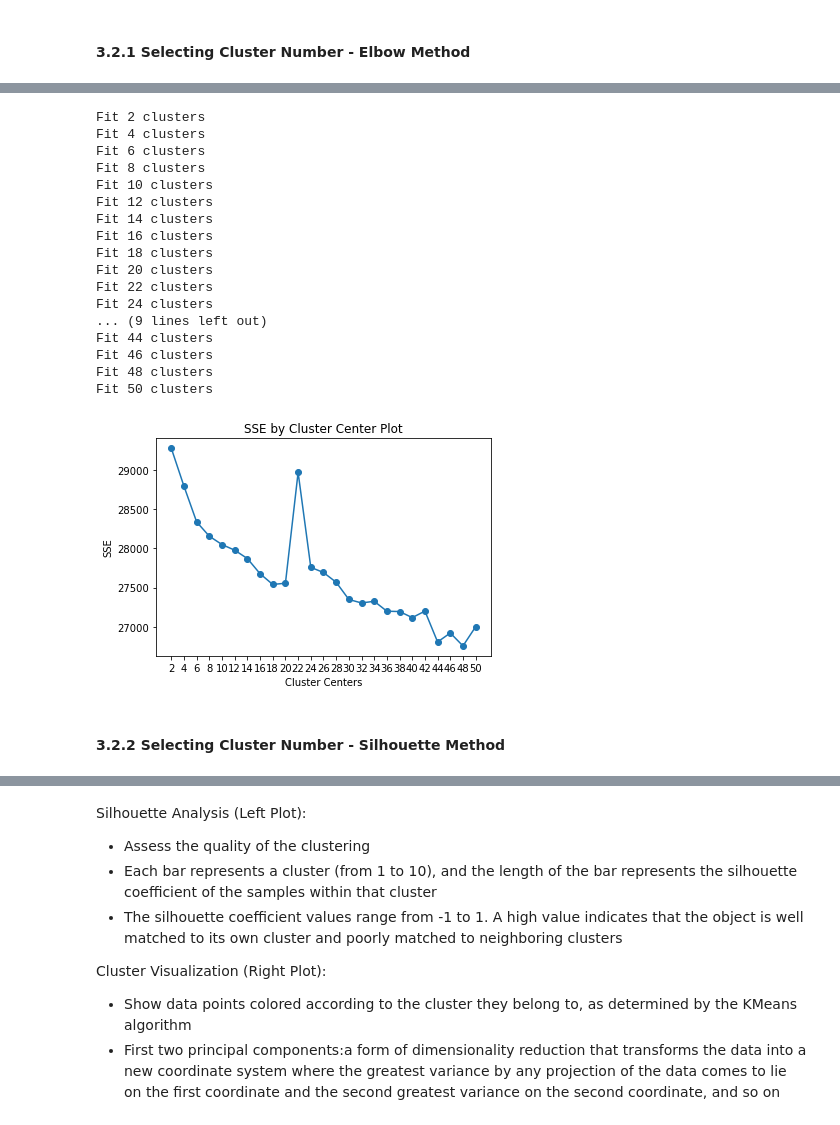
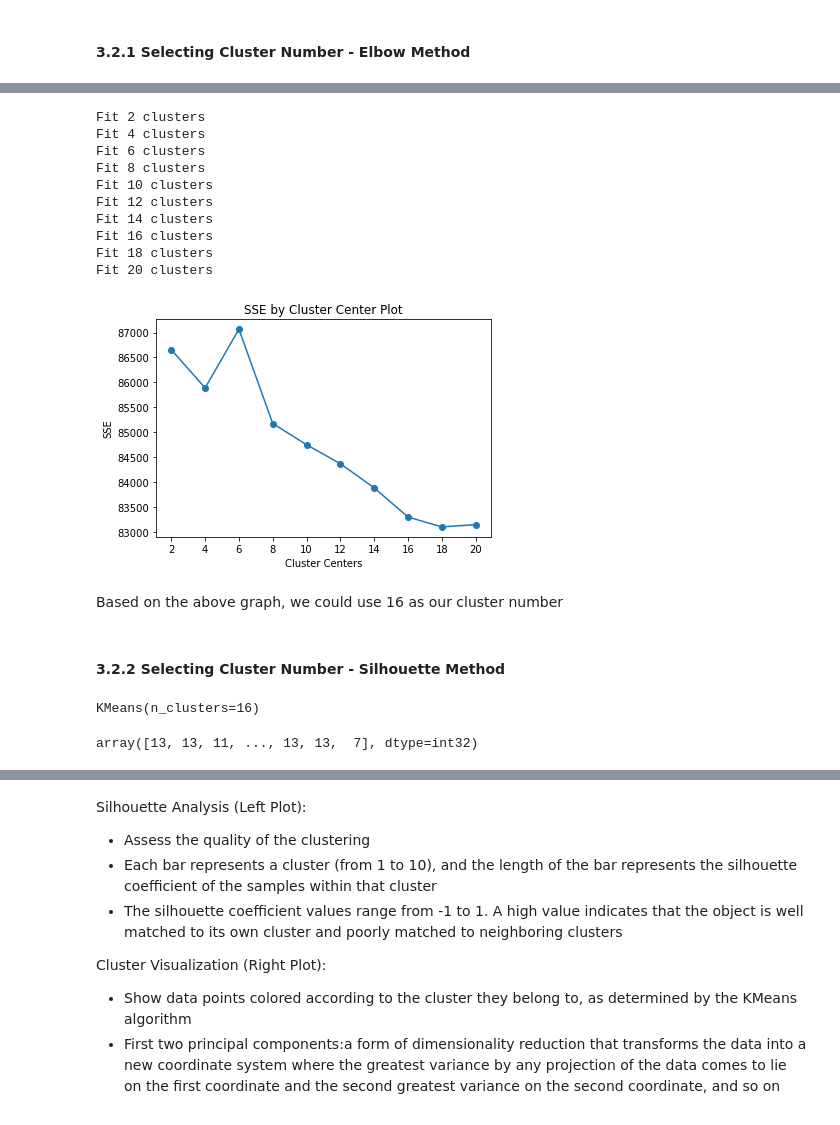
Before and after one commit to yuzhouw313/Content-Analysis-Homework, a Jupyter notebook: final_project/final_analysis.ipynb, the cells around one changed output, grey strips where cells are left out. Saved outputs shown, nothing was run; the diff lists cells and outputs as text; code cells hidden in the pictures.

```diff
--- a/final_project/final_analysis.ipynb
+++ b/final_project/final_analysis.ipynb
@@ -340,23 +265,18 @@ Fit 50 clusters
-# %%
-find_optimal_clusters(msnbc_Vects, 50)
-# %% [output]
-Fit 2 clusters
-Fit 4 clusters
-Fit 6 clusters
-Fit 8 clusters
-Fit 10 clusters
-Fit 12 clusters
-Fit 14 clusters
-Fit 16 clusters
-Fit 18 clusters
-Fit 20 clusters
-Fit 22 clusters
-Fit 24 clusters
-... (9 lines left out)
-Fit 44 clusters
-Fit 46 clusters
-Fit 48 clusters
-Fit 50 clusters
-[figure, removed]
+# %%
+find_optimal_clusters(newsTFVects, 20)
+# %% [output]
+Fit 2 clusters
+Fit 4 clusters
+Fit 6 clusters
+Fit 8 clusters
+Fit 10 clusters
+Fit 12 clusters
+Fit 14 clusters
+Fit 16 clusters
+Fit 18 clusters
+Fit 20 clusters
+[figure, added]
+# %% [markdown]
+Based on the above graph, we could use 16 as our cluster number
 # %% [markdown]
 #### 3.2.2 Selecting Cluster Number - Silhouette Method
@@ -377,0 +283,10 @@ reduced_data_msnbc = pca_msnbc.transform(msnbc_Vects.toarray())
+# %%
+numClusters = 16
+km = sklearn.cluster.KMeans(n_clusters=numClusters, init='k-means++')
+km.fit(newsTFVects)
+# %% [output]
+KMeans(n_clusters=16)
+# %%
+km.labels_
+# %% [output]
+array([13, 13, 11, ..., 13, 13,  7], dtype=int32)
```
Also changed, not shown: parts of 50 cells of this notebook.
